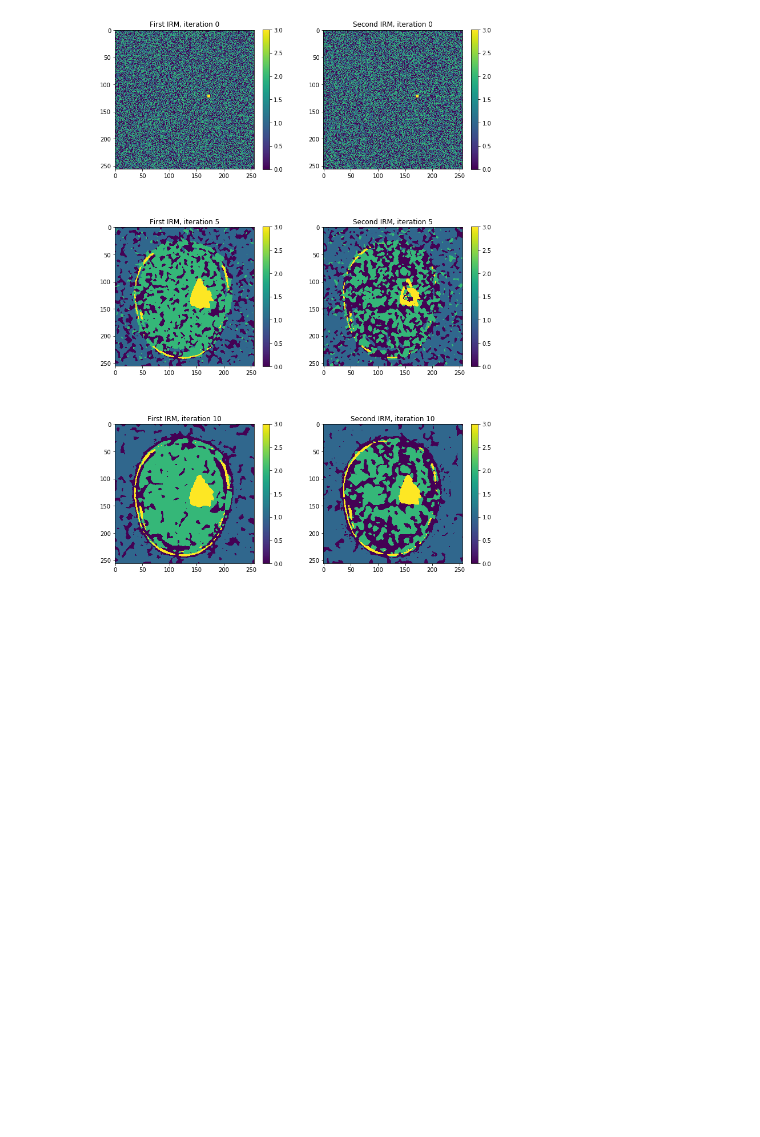
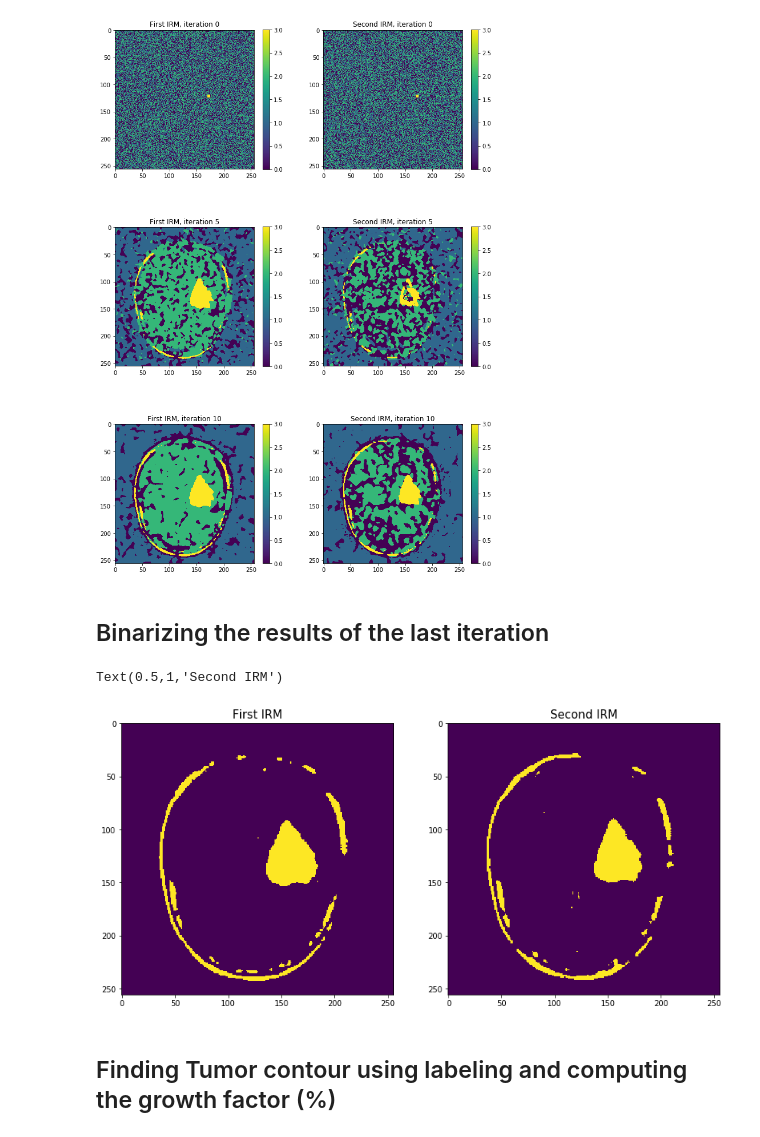
Before and after one commit to A-EL-YAAGOUBI/ML, a Jupyter notebook: Medical Imaging/MRF.ipynb, the cells around one changed output. Drawn from its saved outputs; the diff is of its cells as text; code cells hidden in the pictures; blank space fills up the shorter version.

Commit message:
Binarization and Labeling

```diff
--- a/Medical Imaging/MRF.ipynb
+++ b/Medical Imaging/MRF.ipynb
@@ -229,3 +229,25 @@ for i in range(1, nb + 1):
     plt.colorbar(shrink=0.85)
 # %% [output]
 [figure]
+# %% [markdown]
+## Binarizing the results of the last iteration
+# %%
+IRMcoupe17_t1_Binarized = result_1[-1].copy()
+IRMcoupe17_t1_Binarized[IRMcoupe17_t1_Binarized != 3] = 0
+
+IRMcoupe17_t2_Binarized = result_2[-1].copy()
+IRMcoupe17_t2_Binarized[IRMcoupe17_t2_Binarized != 3] = 0
+
+plt.figure(figsize=(14,7))
+plt.subplot(1, 2, 1)
+plt.imshow(IRMcoupe17_t1_Binarized)
+plt.title('First IRM', fontsize=15)
+
+plt.subplot(1, 2, 2)
+plt.imshow(IRMcoupe17_t2_Binarized)
+plt.title('Second IRM', fontsize=15)
+# %% [output]
+Text(0.5,1,'Second IRM')
+[figure, added]
+# %% [markdown]
+## Finding Tumor contour using labeling and computing the growth factor (%)
```
Also changed, not shown: parts of 1 cell of this notebook.
